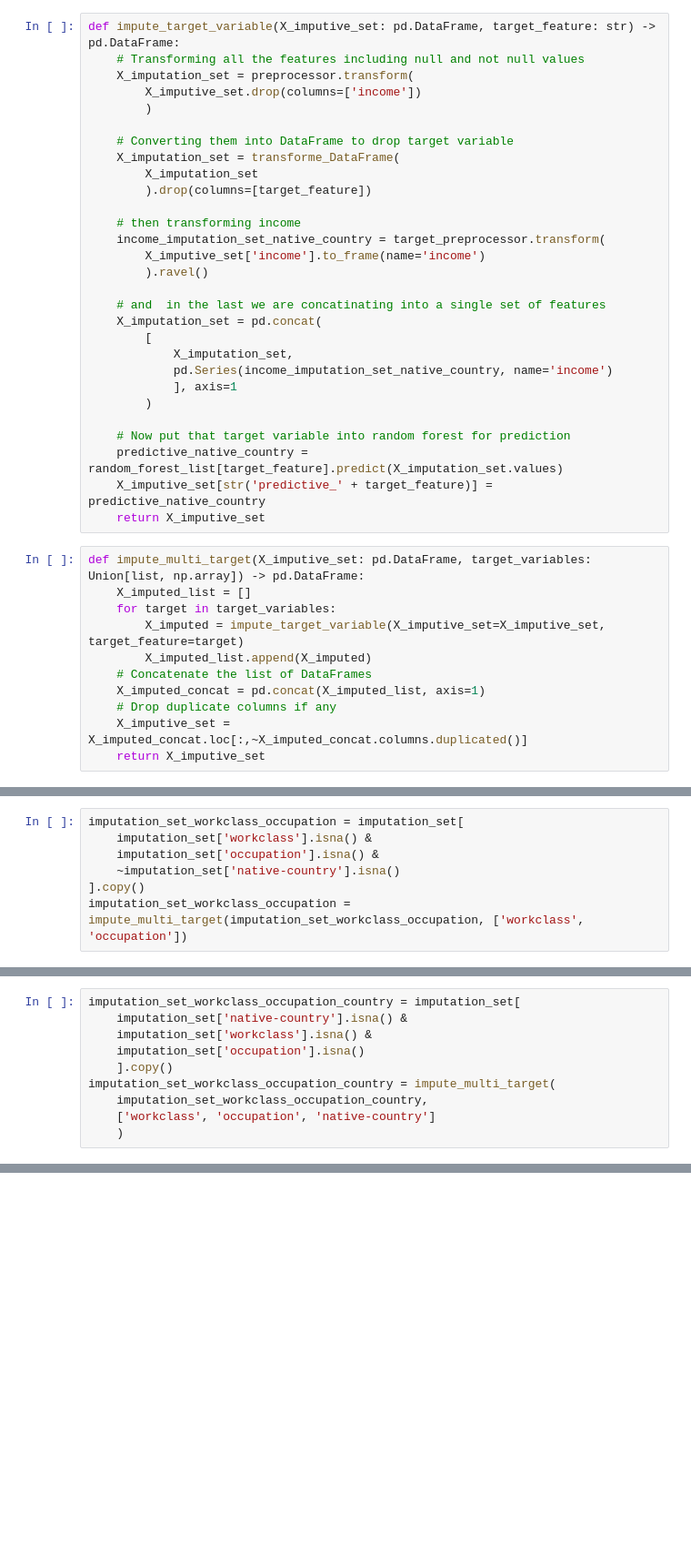
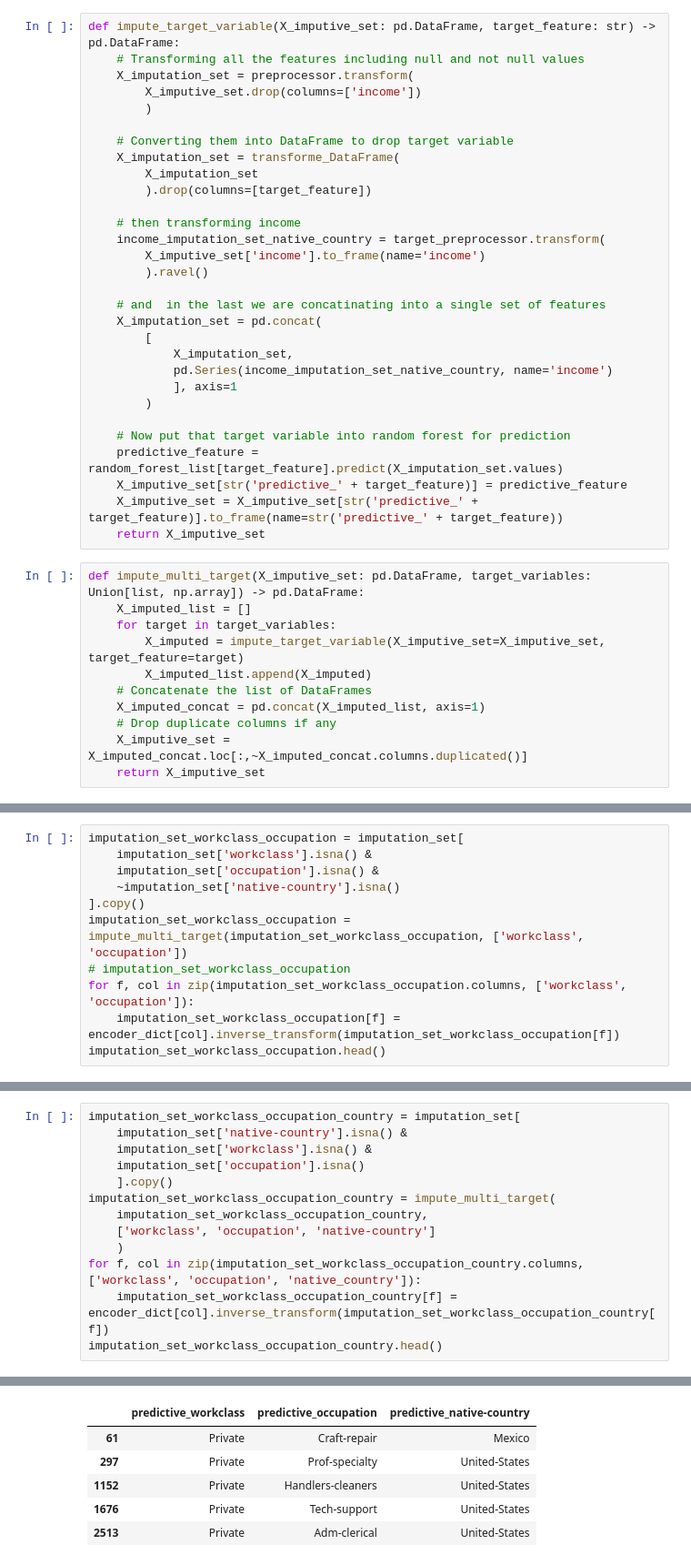
Before and after one commit to Safir-Mehdi/ML_Pipeline_Project, a Jupyter notebook: notebooks/HendlingMissingValues.ipynb, the cells around one changed output, grey strips where cells are left out. Shown: that part at 91% size. Saved outputs shown, nothing was run; the diff lists cells and outputs as text; blank space fills up the shorter version.

Commit message:
Imputation of Missing Values by Using Random Foret has Been Completed

```diff
--- a/notebooks/HendlingMissingValues.ipynb
+++ b/notebooks/HendlingMissingValues.ipynb
@@ -812,8 +836,9 @@ def impute_target_variable(X_imputive_set: pd.DataFrame, target_feature: str) ->
         )
 
     # Now put that target variable into random forest for prediction
-    predictive_native_country = random_forest_list[target_feature].predict(X_imputation_set.values)
-    X_imputive_set[str('predictive_' + target_feature)] = predictive_native_country
+    predictive_feature = random_forest_list[target_feature].predict(X_imputation_set.values)
+    X_imputive_set[str('predictive_' + target_feature)] = predictive_feature
+    X_imputive_set = X_imputive_set[str('predictive_' + target_feature)].to_frame(name=str('predictive_' + target_feature))
     return X_imputive_set
 # %%
 def impute_multi_target(X_imputive_set: pd.DataFrame, target_variables: Union[list, np.array]) -> pd.DataFrame:
@@ -859,6 +906,10 @@ imputation_set_workclass_occupation = imputation_set[
     ~imputation_set['native-country'].isna()
 ].copy()
 imputation_set_workclass_occupation = impute_multi_target(imputation_set_workclass_occupation, ['workclass', 'occupation'])
+# imputation_set_workclass_occupation
+for f, col in zip(imputation_set_workclass_occupation.columns, ['workclass', 'occupation']):
+    imputation_set_workclass_occupation[f] = encoder_dict[col].inverse_transform(imputation_set_workclass_occupation[f])
+imputation_set_workclass_occupation.head()
 # %% [output]
 [Parallel(n_jobs=8)]: Using backend ThreadingBackend with 8 concurrent workers.
 [Parallel(n_jobs=8)]: Done  34 tasks      | elapsed:    0.0s
@@ -871,23 +928,32 @@ imputation_set_workclass_occupation = impute_multi_target(imputation_set_workcla
 # %%
 imputation_set_workclass_occupation_country = imputation_set[
     imputation_set['native-country'].isna() &
     imputation_set['workclass'].isna() &
     imputation_set['occupation'].isna()
     ].copy()
 imputation_set_workclass_occupation_country = impute_multi_target(
     imputation_set_workclass_occupation_country,
     ['workclass', 'occupation', 'native-country']
     )
+for f, col in zip(imputation_set_workclass_occupation_country.columns, ['workclass', 'occupation', 'native_country']):
+    imputation_set_workclass_occupation_country[f] = encoder_dict[col].inverse_transform(imputation_set_workclass_occupation_country[f])
+imputation_set_workclass_occupation_country.head()
 # %% [output]
 [Parallel(n_jobs=8)]: Using backend ThreadingBackend with 8 concurrent workers.
 [Parallel(n_jobs=8)]: Done  34 tasks      | elapsed:    0.0s
 [Parallel(n_jobs=8)]: Done 184 tasks      | elapsed:    0.0s
 [Parallel(n_jobs=8)]: Done 200 out of 200 | elapsed:    0.0s finished
 [Parallel(n_jobs=8)]: Using backend ThreadingBackend with 8 concurrent workers.
 [Parallel(n_jobs=8)]: Done  34 tasks      | elapsed:    0.0s
 [Parallel(n_jobs=8)]: Done 184 tasks      | elapsed:    0.0s
 [Parallel(n_jobs=8)]: Done 200 out of 200 | elapsed:    0.0s finished
 [Parallel(n_jobs=8)]: Using backend ThreadingBackend with 8 concurrent workers.
 [Parallel(n_jobs=8)]: Done  34 tasks      | elapsed:    0.0s
 [Parallel(n_jobs=8)]: Done 184 tasks      | elapsed:    0.0s
 [Parallel(n_jobs=8)]: Done 200 out of 200 | elapsed:    0.0s finished
+|  | predictive_workclass | predictive_occupation | predictive_native-country |
+| 61 | Private | Craft-repair | Mexico |
+| 297 | Private | Prof-specialty | United-States |
+| 1152 | Private | Handlers-cleaners | United-States |
+| 1676 | Private | Tech-support | United-States |
+| 2513 | Private | Adm-clerical | United-States |
```
Also changed, not shown: parts of 33 cells of this notebook.
